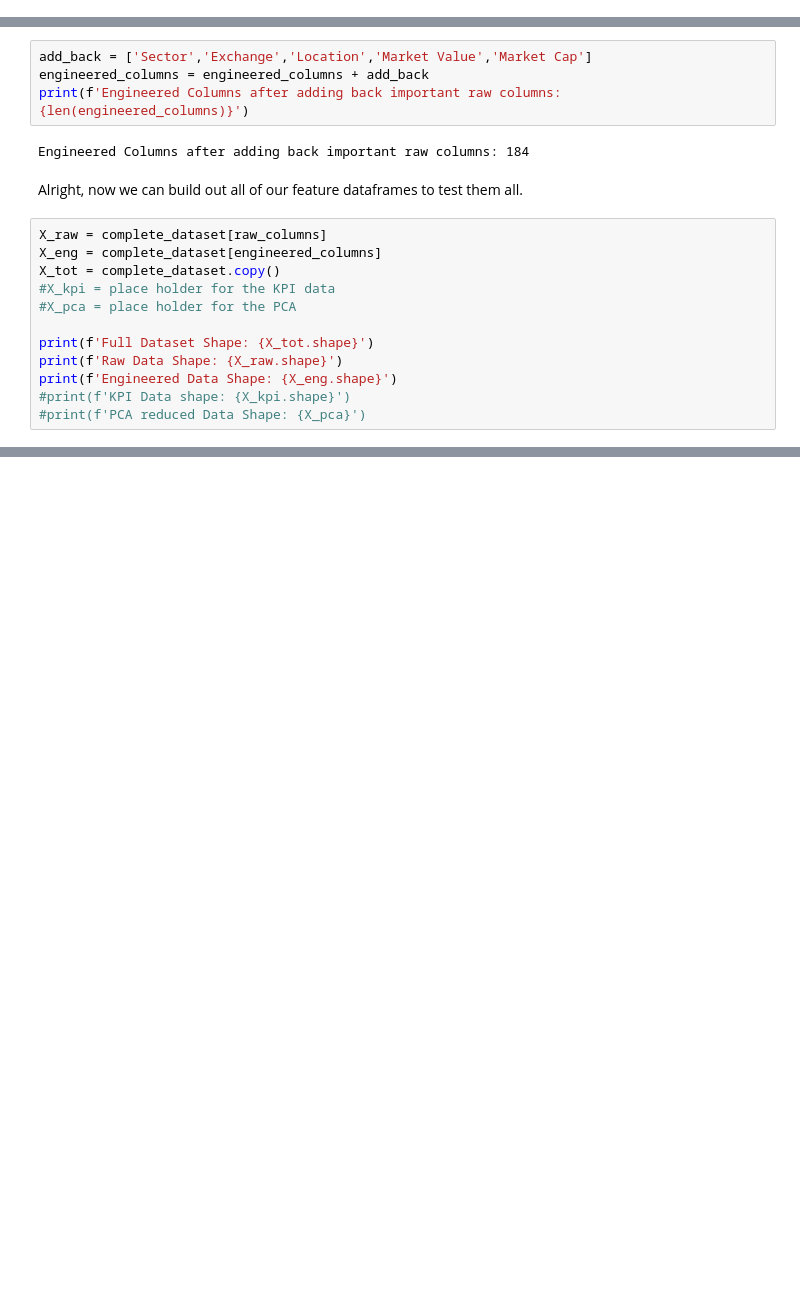
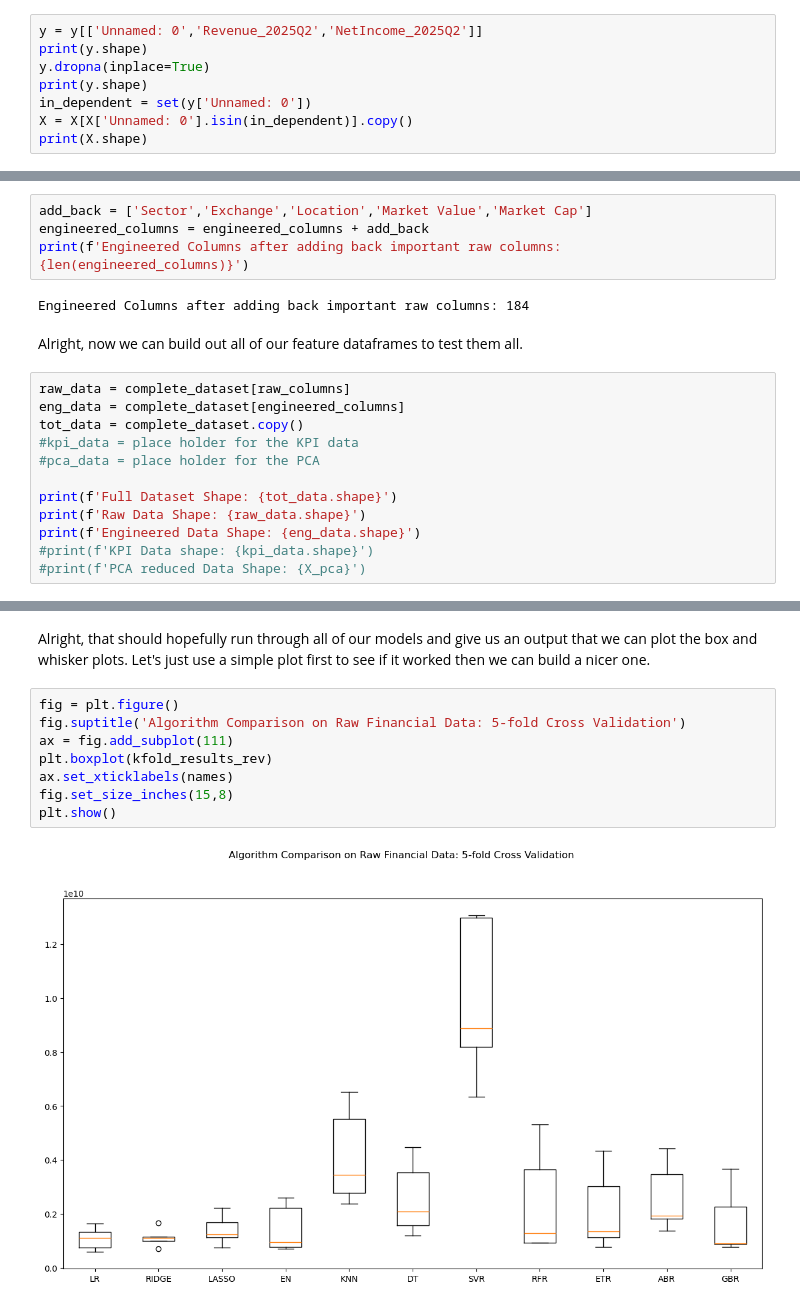
Before and after one commit to tmacpherson6/machine_learning_in_fundamental_valuations, a Jupyter notebook: Notebooks/Thomas/9 - Baseline Supervised Learning Models.ipynb, the cells around one changed output, grey strips where cells are left out. Drawn from its saved outputs; the diff is of its cells as text; blank space fills up the shorter version.

Commit message:
ran first test based on the raw financial data

```diff
--- a/Notebooks/Thomas/9 - Baseline Supervised Learning Models.ipynb
+++ b/Notebooks/Thomas/9 - Baseline Supervised Learning Models.ipynb
@@ -95,0 +114,8 @@ print(X.tail(),y.tail())
+# %%
+y = y[['Unnamed: 0','Revenue_2025Q2','NetIncome_2025Q2']]
+print(y.shape)
+y.dropna(inplace=True)
+print(y.shape)
+in_dependent = set(y['Unnamed: 0'])
+X = X[X['Unnamed: 0'].isin(in_dependent)].copy()
+print(X.shape)
@@ -169,15 +211,15 @@ Engineered Columns after adding back important raw columns: 184
 # %% [markdown]
 Alright, now we can build out all of our feature dataframes to test them all.
 # %%
-X_raw = complete_dataset[raw_columns]
-X_eng = complete_dataset[engineered_columns]
-X_tot = complete_dataset.copy()
-#X_kpi = place holder for the KPI data
-#X_pca = place holder for the PCA
+raw_data = complete_dataset[raw_columns]
+eng_data = complete_dataset[engineered_columns]
+tot_data = complete_dataset.copy()
+#kpi_data = place holder for the KPI data
+#pca_data = place holder for the PCA
 
-print(f'Full Dataset Shape: {X_tot.shape}')
-print(f'Raw Data Shape: {X_raw.shape}')
-print(f'Engineered Data Shape: {X_eng.shape}')
-#print(f'KPI Data shape: {X_kpi.shape}')
+print(f'Full Dataset Shape: {tot_data.shape}')
+print(f'Raw Data Shape: {raw_data.shape}')
+print(f'Engineered Data Shape: {eng_data.shape}')
+#print(f'KPI Data shape: {kpi_data.shape}')
 #print(f'PCA reduced Data Shape: {X_pca}')
 # %% [output]
@@ -199,0 +300,12 @@ Now that we have all of our data setup, we need to work on the preprocessing ste
+# %% [markdown]
+Alright, that should hopefully run through all of our models and give us an output that we can plot the box and whisker plots. Let's just use a simple plot first to see if it worked then we can build a nicer one.
+# %%
+fig = plt.figure()
+fig.suptitle('Algorithm Comparison on Raw Financial Data: 5-fold Cross Validation')
+ax = fig.add_subplot(111)
+plt.boxplot(kfold_results_rev)
+ax.set_xticklabels(names)
+fig.set_size_inches(15,8)
+plt.show()
+# %% [output]
+[figure, added]
```
Also changed, not shown: parts of 16 cells of this notebook.
